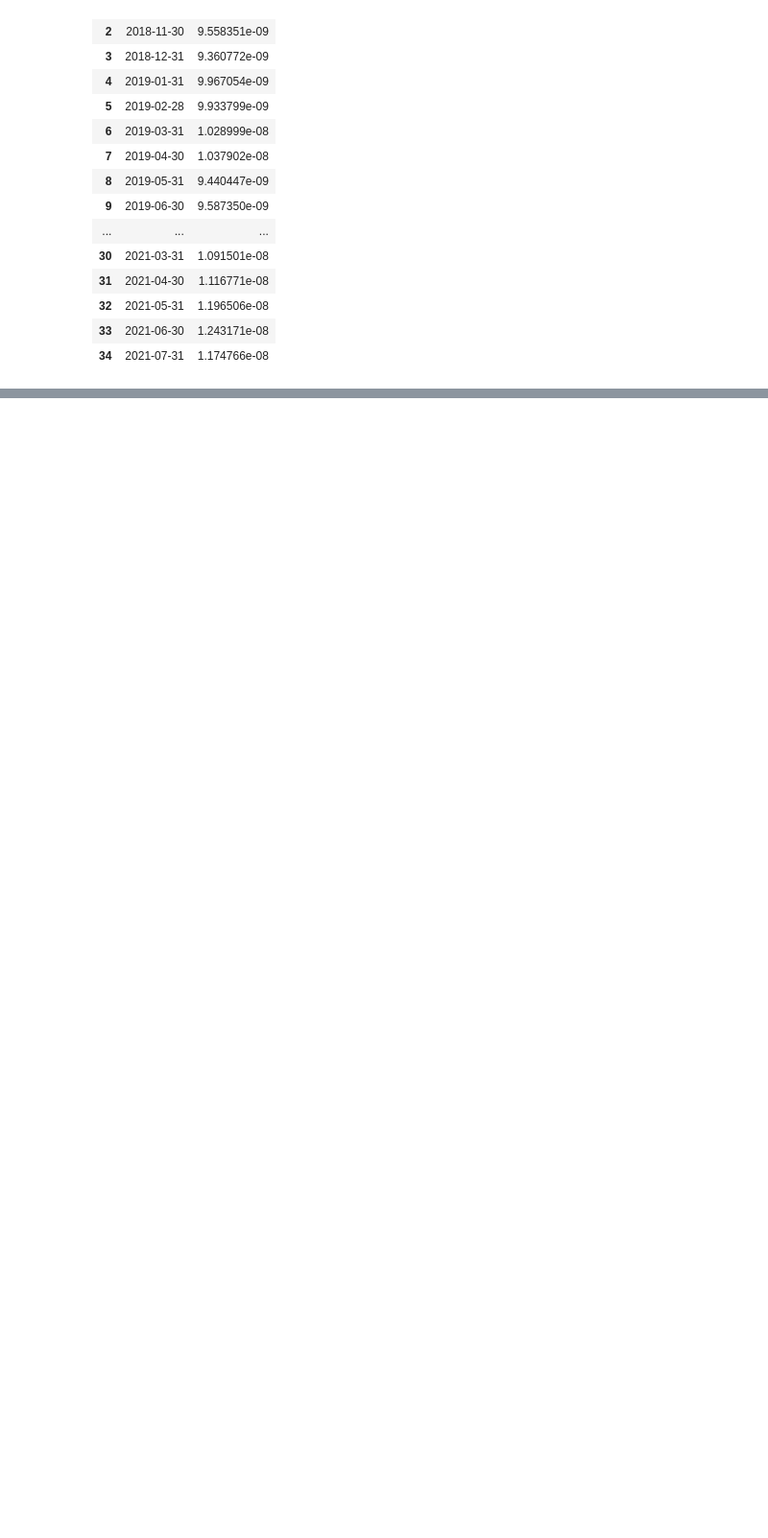
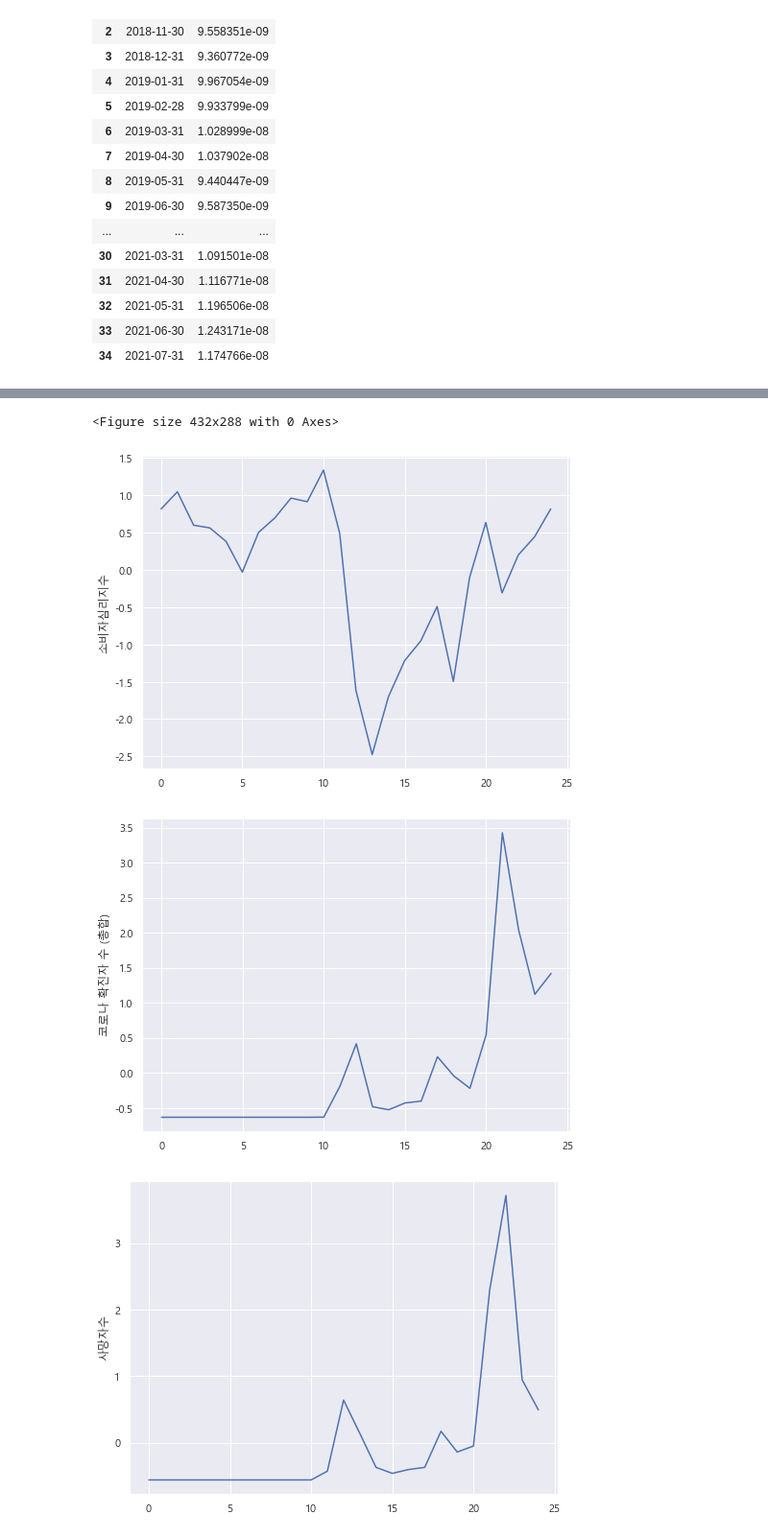
Before and after one commit to rootofdata/Financial-Security-Institute-NH, a Jupyter notebook: Modeling(식품).ipynb, the cells around one changed output, grey strips where cells are left out. Shown at 96% size. Drawn from its saved outputs; the diff is of its cells as text; code cells hidden in the pictures; blank space fills up the shorter version.

```diff
--- a/Modeling(식품).ipynb
+++ b/Modeling(식품).ipynb
@@ -444,0 +441,4 @@ sns.heatmap(df_merge.corr(), annot=True, fmt = '.1f', ax = ax)
+# %%
+df_merge.name='id'
+df_merge3=df_merge.reset_index()
+df_merge3
@@ -444,0 +478,5 @@ sns.heatmap(df_merge.corr(), annot=True, fmt = '.1f', ax = ax)
+# %%
+from sklearn.preprocessing import StandardScaler
+scaler = StandardScaler()
+
+scaler = scaler.fit_transform(df_merge)
@@ -444,0 +503,3 @@ sns.heatmap(df_merge.corr(), annot=True, fmt = '.1f', ax = ax)
+# %%
+scaler=pd.DataFrame(data=scaler,columns=df_merge3.columns[1:])
+scaler
@@ -444,0 +524,16 @@ sns.heatmap(df_merge.corr(), annot=True, fmt = '.1f', ax = ax)
+# %%
+def plot_column2(title):
+    fig, ax = plt.subplots(1, 1, figsize = (8, 6))
+
+    plt.ylabel(scaler.columns[title])
+    plt.plot(scaler[scaler.columns[title]])
+# %%
+fig = plt.figure()
+
+for i in range(0,9):
+    plot_column2(i)
+# %% [output]
+<Figure size 432x288 with 0 Axes>
+[figure, added]
+[figure, added]
+[figure, added]
```
Also changed, not shown: parts of 22 cells of this notebook.
